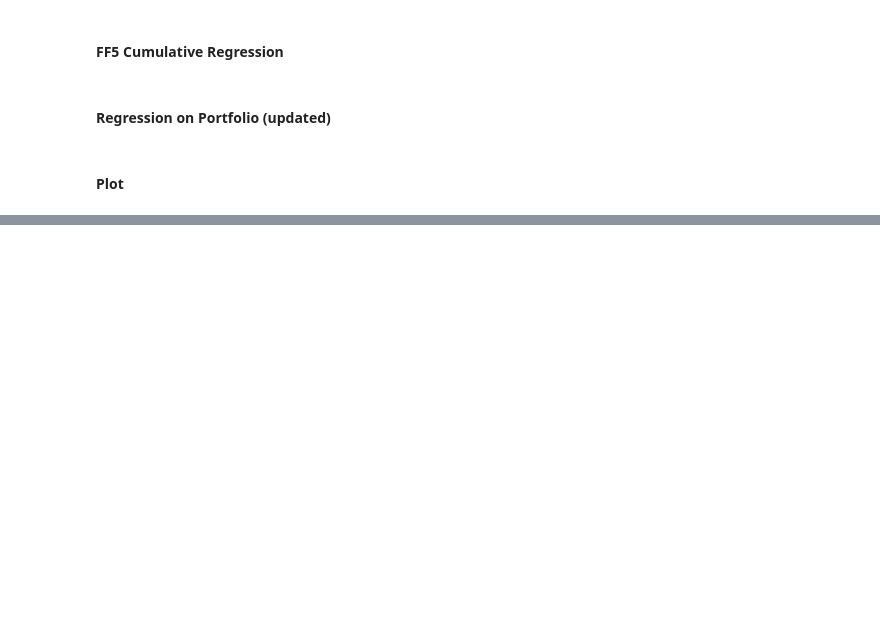
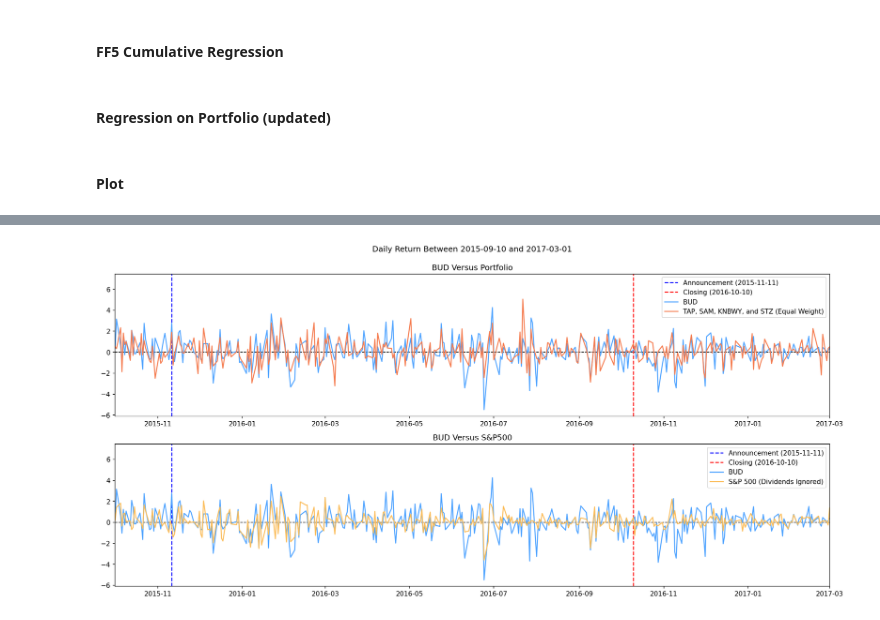
Before and after one commit to chrisliii/FINE-452, a Jupyter notebook: M&A_CAPM_FF3_Daily_Portfolio_BUD.ipynb, the cells around one changed output, grey strips where cells are left out. Drawn from its saved outputs; the diff is of its cells as text; code cells hidden in the pictures; blank space fills up the shorter version.

```diff
--- a/M&A_CAPM_FF3_Daily_Portfolio_BUD.ipynb
+++ b/M&A_CAPM_FF3_Daily_Portfolio_BUD.ipynb
@@ -964,0 +974,40 @@ ax1.set_xlim([datetime(2015, 9, 1), end_date])
+# %%
+fig, (ax1, ax2) = plt.subplots(2, dpi=300, figsize=(16,8))
+fig.suptitle('Daily Return Between 2015-09-10 and 2017-03-01')
+
+begin_date = datetime(2015, 9, 10)
+end_date = datetime(2017, 3, 1)
+begin_date_label = '2015-9-10'
+
+ax1.title.set_text('BUD Versus Portfolio')
+ax1.axhline(y=0, linewidth=1, color='black', linestyle='--')
+ax1.axvline(x=datetime(2015,11,11), color='blue', linestyle='--', label='Announcement (2015-11-11)')
+ax1.axvline(x=datetime(2016,10,10), color='red', linestyle='--', label='Closing (2016-10-10)')
+#GIS
+df_ticker_FF = FF5CumulativeRegression('BUD', begin_date, end_date)
+ax1.plot(df_ticker_FF.Date, df_ticker_FF.DailyReturn, label='BUD', color='#4ca2ff')
+#Portfolio without BUD
+df_ticker_FF = FF5CumulativeRegressionPortfolio(['TAP', 'SAM', 'KNBWY', 'STZ'], begin_date, end_date)
+ax1.plot(df_ticker_FF.Date, df_ticker_FF.DailyReturn, label='TAP, SAM, KNBWY, and STZ (Equal Weight)', color='#F57A4D')
+
+ax1.legend()
+ax1.set_xlim([datetime(2015, 10, 1), end_date])
+
+ax2.title.set_text('BUD Versus S&P500')
+ax2.axhline(y=0, linewidth=1, color='black', linestyle='--')
+ax2.axvline(x=datetime(2015,11,11), color='blue', linestyle='--', label='Announcement (2015-11-11)')
+ax2.axvline(x=datetime(2016,10,10), color='red', linestyle='--', label='Closing (2016-10-10)')
+#GIS
+df_ticker_FF = FF5CumulativeRegression('BUD', begin_date, end_date)
+ax2.plot(df_ticker_FF.Date, df_ticker_FF.DailyReturn, label='BUD', color='#4ca2ff')
+#S&P 500
+df_ticker_FF = FF5CumulativeRegression('^GSPC', begin_date, end_date)
+ax2.plot(df_ticker_FF.Date, df_ticker_FF.DailyReturn, label='S&P 500 (Dividends Ignored)', color='#FBBC58')
+
+ax2.legend()
+ax2.set_xlim([datetime(2015, 10, 1), end_date])
+
+
+fig.tight_layout(rect=[0, 0.03, 1, 0.95])
+# %% [output]
+[figure, added]
```
Also changed, not shown: parts of 6 cells of this notebook.
